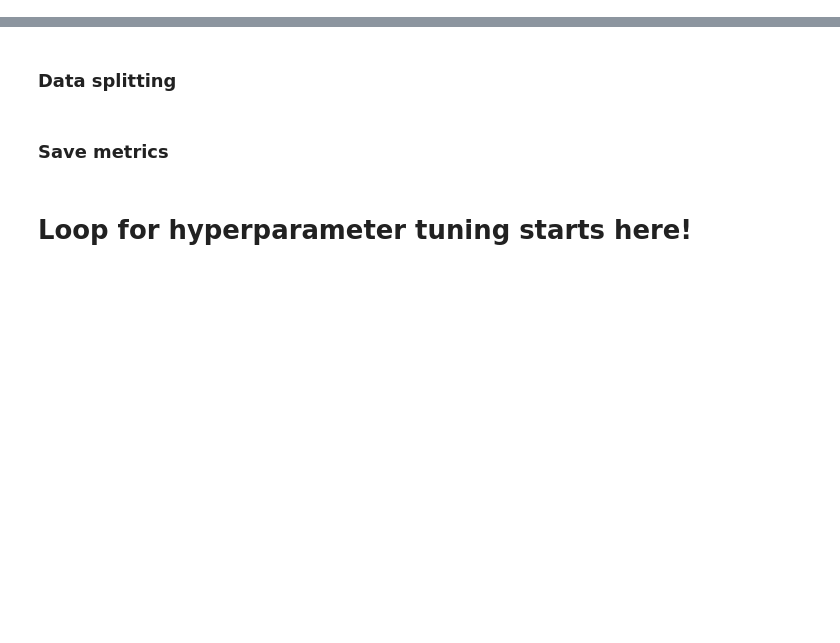
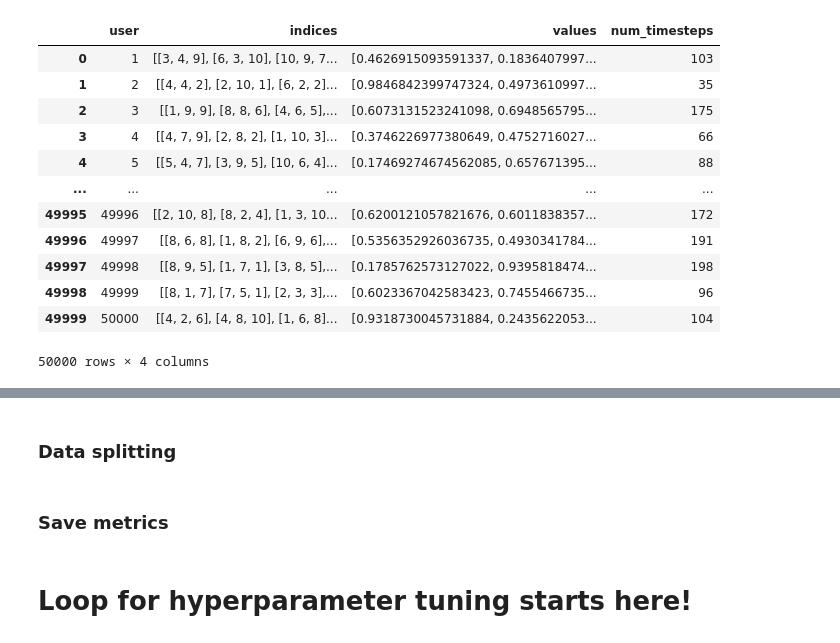
Before and after one commit to ZoeHancox/Sparse_TGCNN, a Jupyter notebook: TGCNN_test_fake_patients.ipynb, the cells around one changed output, grey strips where cells are left out. Cells and saved outputs as stored; diff of their text form; code cells hidden in the pictures; blank space fills up the shorter version.

```diff
--- a/TGCNN_test_fake_patients.ipynb
+++ b/TGCNN_test_fake_patients.ipynb
@@ -91,2 +97,18 @@ class_weights = tf.compat.v2.constant([[high_norm, low_norm, zero_norm]]) # this
+# %%
+input_values_indices_df
+# %% [output]
+|  | user | indices | values | num_timesteps |
+| 0 | 1 | [[3, 4, 9], [6, 3, 10], [10, 9, 7... | [0.4626915093591337, 0.1836407997... | 103 |
+| 1 | 2 | [[4, 4, 2], [2, 10, 1], [6, 2, 2]... | [0.9846842399747324, 0.4973610997... | 35 |
+| 2 | 3 | [[1, 9, 9], [8, 8, 6], [4, 6, 5],... | [0.6073131523241098, 0.6948565795... | 175 |
+| 3 | 4 | [[4, 7, 9], [2, 8, 2], [1, 10, 3]... | [0.3746226977380649, 0.4752716027... | 66 |
+| 4 | 5 | [[5, 4, 7], [3, 9, 5], [10, 6, 4]... | [0.17469274674562085, 0.657671395... | 88 |
+| ... | ... | ... | ... | ... |
+| 49995 | 49996 | [[2, 10, 8], [8, 2, 4], [1, 3, 10... | [0.6200121057821676, 0.6011838357... | 172 |
+| 49996 | 49997 | [[8, 6, 8], [1, 8, 2], [6, 9, 6],... | [0.5356352926036735, 0.4930341784... | 191 |
+| 49997 | 49998 | [[8, 9, 5], [1, 7, 1], [3, 8, 5],... | [0.1785762573127022, 0.9395818474... | 198 |
+| 49998 | 49999 | [[8, 1, 7], [7, 5, 1], [2, 3, 3],... | [0.6023367042583423, 0.7455466735... | 96 |
+| 49999 | 50000 | [[4, 2, 6], [4, 8, 10], [1, 6, 8]... | [0.9318730045731884, 0.2435622053... | 104 |
+50000 rows × 4 columns
 # %%
 y
```
Also changed, not shown: parts of 4 cells of this notebook.
